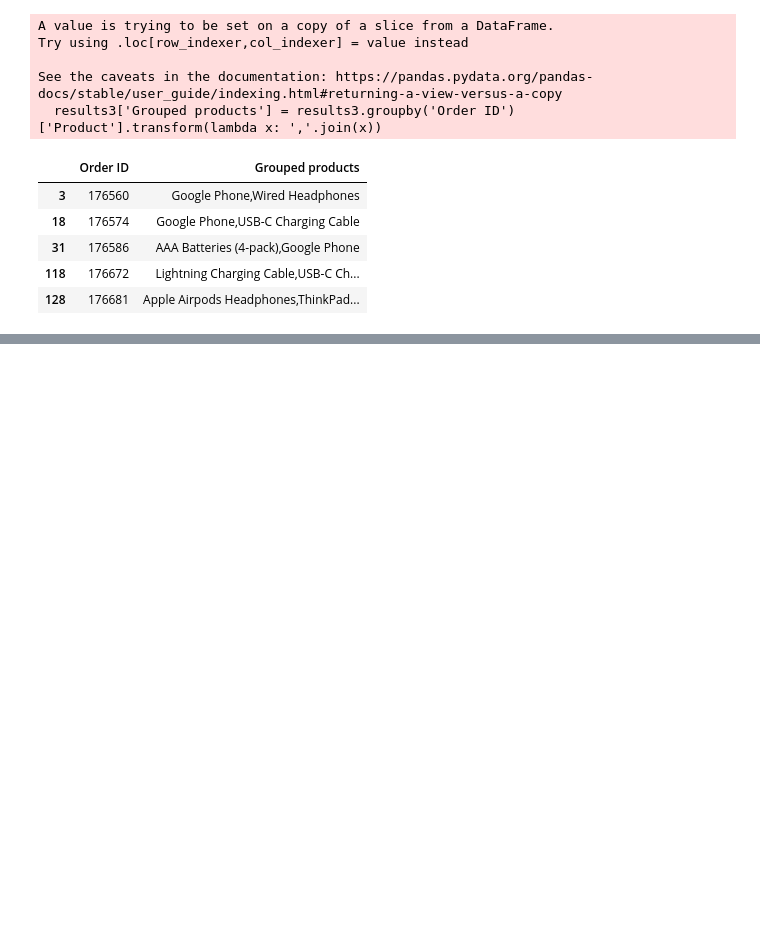
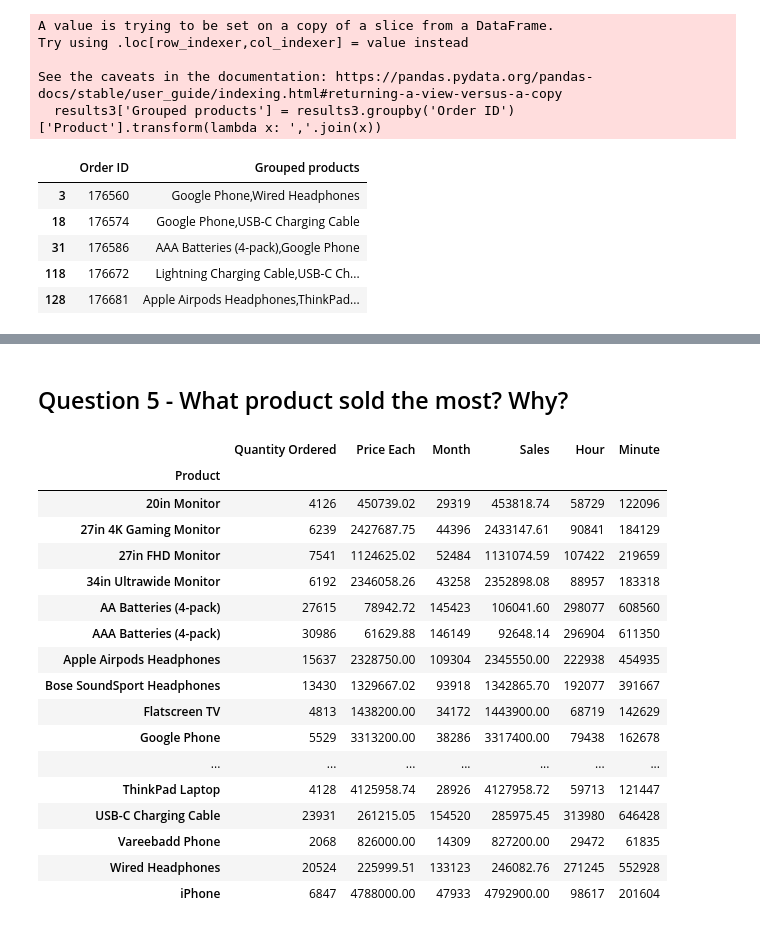
Before and after one commit to ns-m/data_analysis, a Jupyter notebook: OtherModule/Pandas-Data-Science-Tasks/SalesAnalysis/My_SalesAnalysis.ipynb, the cells around one changed output, grey strips where cells are left out. Saved outputs shown, nothing was run; the diff lists cells and outputs as text; code cells hidden in the pictures; blank space fills up the shorter version.

```diff
--- a/OtherModule/Pandas-Data-Science-Tasks/SalesAnalysis/My_SalesAnalysis.ipynb
+++ b/OtherModule/Pandas-Data-Science-Tasks/SalesAnalysis/My_SalesAnalysis.ipynb
@@ -280,0 +292,24 @@ for key, value in count.most_common(10)    :
+# %% [markdown]
+## Question 5 - What product sold the most? Why?
+# %%
+product_group = all_data.groupby('Product')
+product_group.sum()
+# %% [output]
+|  | Quantity Ordered | Price Each | Month | Sales | Hour | Minute |
+| Product |  |  |  |  |  |  |
+| 20in Monitor | 4126 | 450739.02 | 29319 | 453818.74 | 58729 | 122096 |
+| 27in 4K Gaming Monitor | 6239 | 2427687.75 | 44396 | 2433147.61 | 90841 | 184129 |
+| 27in FHD Monitor | 7541 | 1124625.02 | 52484 | 1131074.59 | 107422 | 219659 |
+| 34in Ultrawide Monitor | 6192 | 2346058.26 | 43258 | 2352898.08 | 88957 | 183318 |
+| AA Batteries (4-pack) | 27615 | 78942.72 | 145423 | 106041.60 | 298077 | 608560 |
+| AAA Batteries (4-pack) | 30986 | 61629.88 | 146149 | 92648.14 | 296904 | 611350 |
+| Apple Airpods Headphones | 15637 | 2328750.00 | 109304 | 2345550.00 | 222938 | 454935 |
+| Bose SoundSport Headphones | 13430 | 1329667.02 | 93918 | 1342865.70 | 192077 | 391667 |
+| Flatscreen TV | 4813 | 1438200.00 | 34172 | 1443900.00 | 68719 | 142629 |
+| Google Phone | 5529 | 3313200.00 | 38286 | 3317400.00 | 79438 | 162678 |
+| ... | ... | ... | ... | ... | ... | ... |
+| ThinkPad Laptop | 4128 | 4125958.74 | 28926 | 4127958.72 | 59713 | 121447 |
+| USB-C Charging Cable | 23931 | 261215.05 | 154520 | 285975.45 | 313980 | 646428 |
+| Vareebadd Phone | 2068 | 826000.00 | 14309 | 827200.00 | 29472 | 61835 |
+| Wired Headphones | 20524 | 225999.51 | 133123 | 246082.76 | 271245 | 552928 |
+| iPhone | 6847 | 4788000.00 | 47933 | 4792900.00 | 98617 | 201604 |
```
Also changed, not shown: parts of 3 cells of this notebook.
